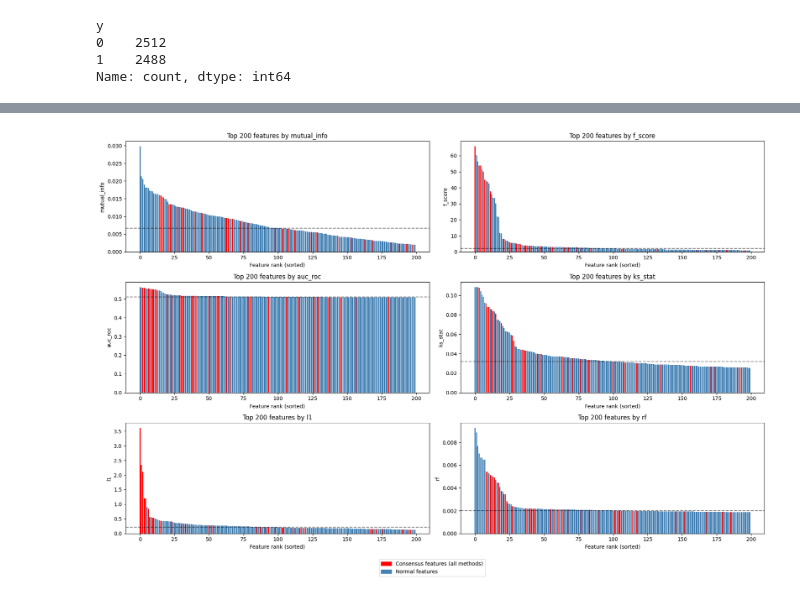
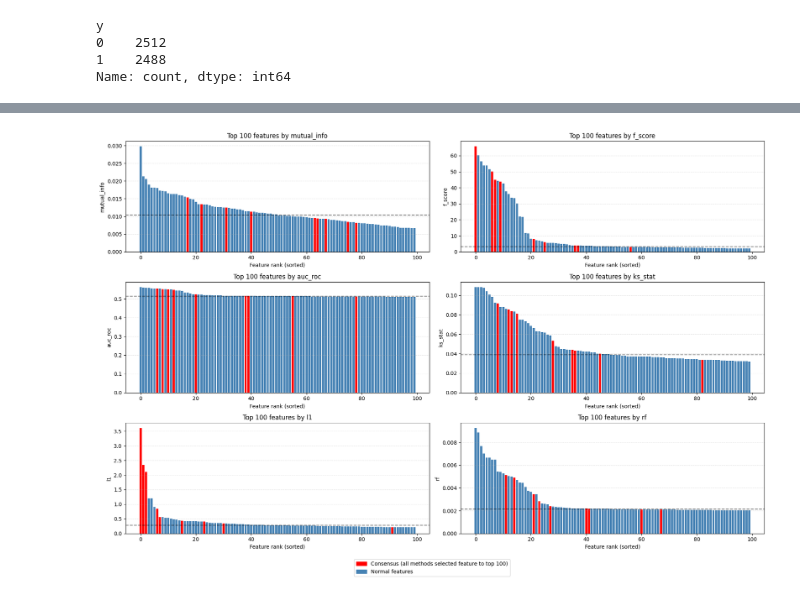
Before and after one commit to kwiatkowskaa/cost-sensitive-predictive-modeling, a Jupyter notebook: notebooks/01_base_feature_selection.ipynb, the cells around one changed output, grey strips where cells are left out. Cells and saved outputs as stored; diff of their text form; code cells hidden in the pictures.

```diff
--- a/notebooks/01_base_feature_selection.ipynb
+++ b/notebooks/01_base_feature_selection.ipynb
@@ -189,37 +203,38 @@ display(results)
 # %%
-TOP_N = 200
+TOP_N = 100
 
 metrics = metric_columns
 consensus_mask = results["votes_top_k"] == len(metrics)
 
 n_cols = 2
 n_rows = int(np.ceil(len(metrics) / n_cols))
 
 fig, axes = plt.subplots(n_rows, n_cols, figsize=(18, 4 * n_rows))
 axes = axes.flatten()
 
 for i, col in enumerate(metrics):
 
     df = results.sort_values(by=col, ascending=False).head(TOP_N)
     colors = np.where(df["votes_top_k"] == len(metrics), "red", "steelblue")
 
     axes[i].bar(range(len(df)), df[col], color=colors)
 
     axes[i].set_title(f"Top {TOP_N} features by {col}")
     axes[i].set_xlabel("Feature rank (sorted)")
     axes[i].set_ylabel(col)
 
     axes[i].axhline(df[col].median(), linestyle="--", color="black", alpha=0.5)
+    axes[i].grid(True, linestyle="--", alpha=0.3, axis="y")
 
-red_patch = mpatches.Patch(color='red', label='Consensus features (all methods)')
+red_patch = mpatches.Patch(color='red', label='Consensus (all methods selected feature to top 100)')
 blue_patch = mpatches.Patch(color='steelblue', label='Normal features')
 
 fig.legend(
     handles=[red_patch, blue_patch],
     loc='lower center'
 )
 
 plt.tight_layout(rect=(0, 0.05, 1, 1))
 plt.show()
 # %% [output]
-[figure, old version]
+[figure, new version]
```
Also changed, not shown: parts of 11 cells of this notebook, 1 other file.
